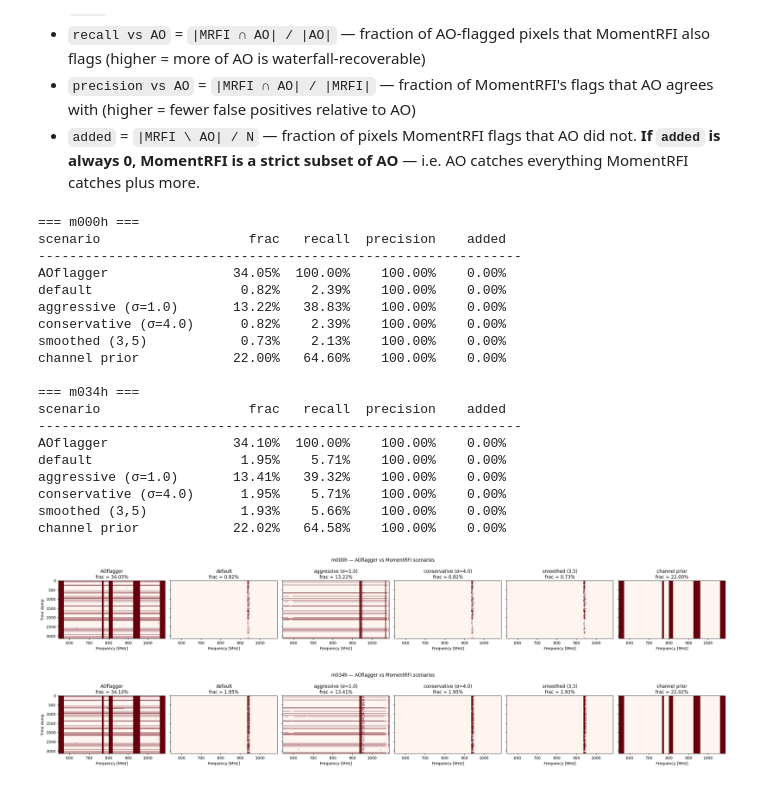
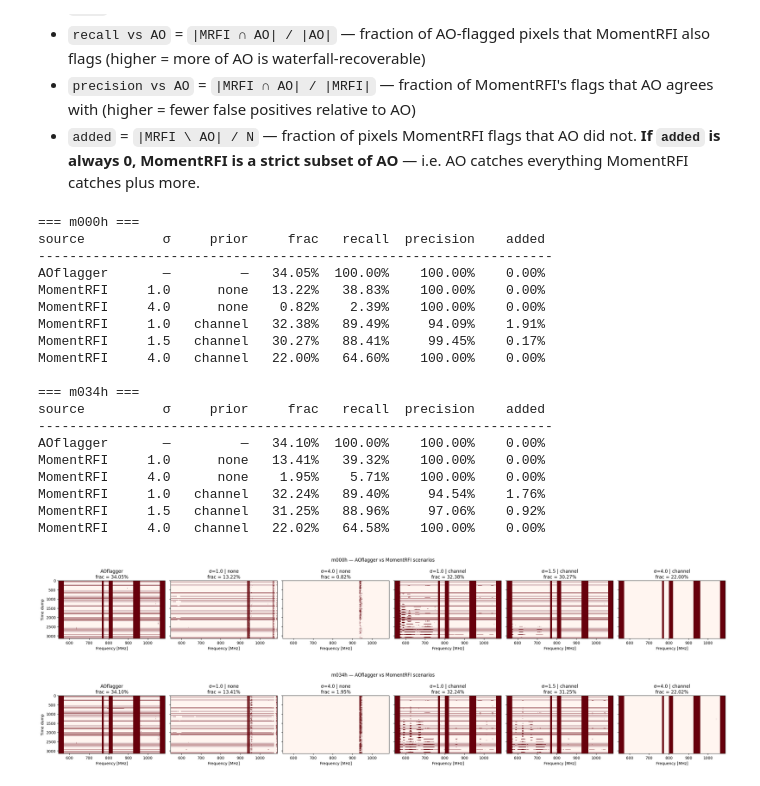
Before and after one commit to zzhang0123/MomentRFI, a Jupyter notebook: notebooks/meerklass_aoflagger_comparison.ipynb, the cells around one changed output. Drawn from its saved outputs; the diff is of its cells as text; code cells hidden in the pictures.

```diff
--- a/notebooks/meerklass_aoflagger_comparison.ipynb
+++ b/notebooks/meerklass_aoflagger_comparison.ipynb
@@ -578,19 +588,19 @@ def print_table(rows, title):
     print()
 # %%
-final_a = {
-    "default":              scenarios_a["default"],
-    "aggressive (σ=1.0)":    scenarios_a["aggressive (σ=1.0)"],
-    "conservative (σ=4.0)":  scenarios_a["conservative (σ=4.0)"],
-    "smoothed (3,5)":       scenarios_a["smoothed (3,5)"],
-    "channel prior":        scenarios_a["channel prior"],
-}
-final_b = {
-    "default":              scenarios_b["default"],
-    "aggressive (σ=1.0)":    scenarios_b["aggressive (σ=1.0)"],
-    "conservative (σ=4.0)":  scenarios_b["conservative (σ=4.0)"],
-    "smoothed (3,5)":       scenarios_b["smoothed (3,5)"],
-    "channel prior":        scenarios_b["channel prior"],
-}
+final_a = [
+    (1.0, "none",    scenarios_a["aggressive (σ=1.0)"]),
+    (4.0, "none",    scenarios_a["default"]),
+    (1.0, "channel", cprior_runs_a[1.0][1]),
+    (1.5, "channel", cprior_runs_a[1.5][1]),
+    (4.0, "channel", cprior_runs_a[4.0][1]),
+]
+final_b = [
+    (1.0, "none",    scenarios_b["aggressive (σ=1.0)"]),
+    (4.0, "none",    scenarios_b["default"]),
+    (1.0, "channel", cprior_runs_b[1.0][1]),
+    (1.5, "channel", cprior_runs_b[1.5][1]),
+    (4.0, "channel", cprior_runs_b[4.0][1]),
+]
 
 rows_a = compare_vs_ao(ao_a, final_a)
 rows_b = compare_vs_ao(ao_b, final_b)
@@ -598,37 +608,40 @@ print_table(rows_a, f"=== {NAME_A} ===")
 print_table(rows_b, f"=== {NAME_B} ===")
 # %% [output]
 === m000h ===
-scenario                   frac   recall  precision    added
---------------------------------------------------------------
-AOflagger                34.05%  100.00%    100.00%    0.00%
-default                   0.82%    2.39%    100.00%    0.00%
-aggressive (σ=1.0)       13.22%   38.83%    100.00%    0.00%
-conservative (σ=4.0)      0.82%    2.39%    100.00%    0.00%
-smoothed (3,5)            0.73%    2.13%    100.00%    0.00%
-channel prior            22.00%   64.60%    100.00%    0.00%
+source          σ     prior     frac   recall  precision    added
+------------------------------------------------------------------
+AOflagger       —         —   34.05%  100.00%    100.00%    0.00%
+MomentRFI     1.0      none   13.22%   38.83%    100.00%    0.00%
+MomentRFI     4.0      none    0.82%    2.39%    100.00%    0.00%
+MomentRFI     1.0   channel   32.38%   89.49%     94.09%    1.91%
+MomentRFI     1.5   channel   30.27%   88.41%     99.45%    0.17%
+MomentRFI     4.0   channel   22.00%   64.60%    100.00%    0.00%
 
 === m034h ===
-scenario                   frac   recall  precision    added
---------------------------------------------------------------
-AOflagger                34.10%  100.00%    100.00%    0.00%
-default                   1.95%    5.71%    100.00%    0.00%
-aggressive (σ=1.0)       13.41%   39.32%    100.00%    0.00%
-conservative (σ=4.0)      1.95%    5.71%    100.00%    0.00%
-smoothed (3,5)            1.93%    5.66%    100.00%    0.00%
-channel prior            22.02%   64.58%    100.00%    0.00%
+source          σ     prior     frac   recall  precision    added
+------------------------------------------------------------------
+AOflagger       —         —   34.10%  100.00%    100.00%    0.00%
+MomentRFI     1.0      none   13.41%   39.32%    100.00%    0.00%
+MomentRFI     4.0      none    1.95%    5.71%    100.00%    0.00%
+MomentRFI     1.0   channel   32.24%   89.40%     94.54%    1.76%
+MomentRFI     1.5   channel   31.25%   88.96%     97.06%    0.92%
+MomentRFI     4.0   channel   22.02%   64.58%    100.00%    0.00%
 # %%
 # Visual side-by-side: AOflagger first, then each MomentRFI scenario.
-labels_a = ["AOflagger"] + list(final_a.keys())
-masks_a  = [ao_a] + list(final_a.values())
+def _fmt(s, p):
+    return f"σ={s:.1f} | {p}"
+
+labels_a = ["AOflagger"] + [_fmt(s, p) for s, p, _ in final_a]
+masks_a  = [ao_a] + [m for _, _, m in final_a]
 plot_mask_grid(masks_a, labels_a, freqs_hz / 1e6,
                suptitle=f"{NAME_A} — AOflagger vs MomentRFI scenarios",
                ncols=len(masks_a))
 
-labels_b = ["AOflagger"] + list(final_b.keys())
-masks_b  = [ao_b] + list(final_b.values())
+labels_b = ["AOflagger"] + [_fmt(s, p) for s, p, _ in final_b]
+masks_b  = [ao_b] + [m for _, _, m in final_b]
 plot_mask_grid(masks_b, labels_b, freqs_hz / 1e6,
                suptitle=f"{NAME_B} — AOflagger vs MomentRFI scenarios",
                ncols=len(masks_b))
 # %% [output]
-[figure, old version]
+[figure, new version]
-[figure, old version]
+[figure, new version]
```
Also changed, not shown: parts of 5 cells of this notebook.
